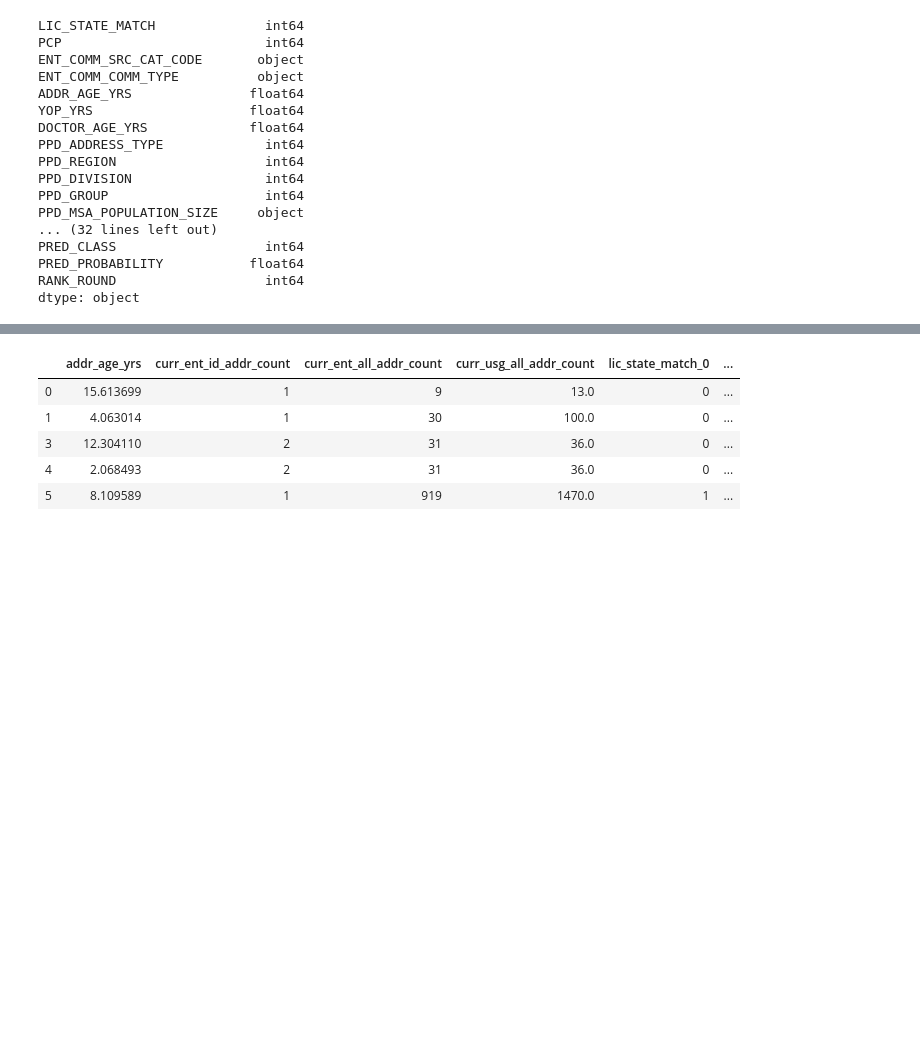
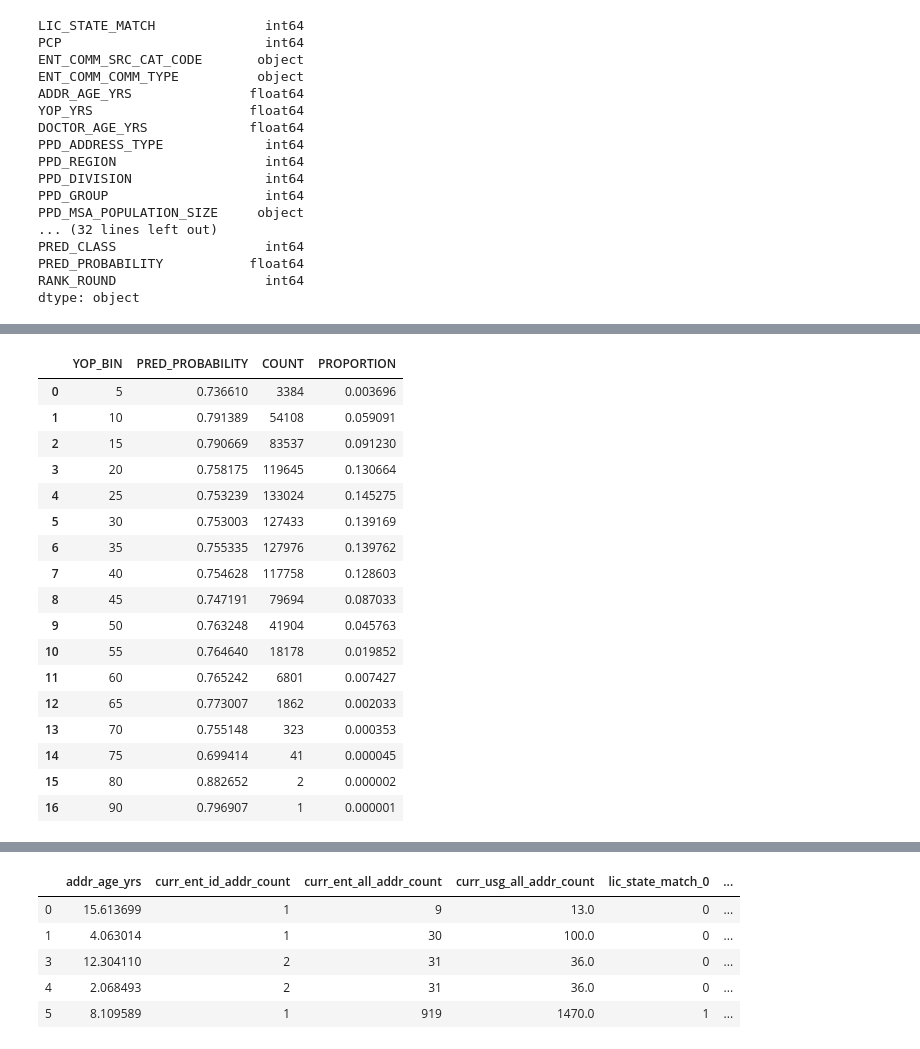
Before and after one commit to AMADataLabs/Core, a Jupyter notebook: Sandbox/PoloRankModel/ScoreAnalysis.ipynb, the cells around one changed output, grey strips where cells are left out. Drawn from its saved outputs; the diff is of its cells as text; code cells hidden in the pictures; blank space fills up the shorter version.

```diff
--- a/Sandbox/PoloRankModel/ScoreAnalysis.ipynb
+++ b/Sandbox/PoloRankModel/ScoreAnalysis.ipynb
@@ -71,3 +111,0 @@ df.groupby(['PPD_ME', 'ENT_COMM_COMM_ID'])['PRED_PROBABILITY'].mean().reset_inde
-# %%
-pairs = df.set_index(['PPD_ME', 'ENT_COMM_COMM_ID'])
-pairs.head()
@@ -108,3 +156,5 @@ PRED_CLASS                   int64
 PRED_PROBABILITY           float64
 RANK_ROUND                   int64
 dtype: object
+# %%
+df['ADDR_AGE_BIN'] = df['ADDR_AGE_YRS'].apply(lambda x: floor(x/5)*5 + 5)
@@ -110,0 +184,28 @@ dtype: object
+# %%
+df['YOP_BIN'] = df['YOP_YRS'].apply(lambda x: floor(x/5)*5 + 5)
+yop_scores_df = pd.merge(df.groupby('YOP_BIN')['PRED_PROBABILITY'].mean().reset_index(),
+                               df.groupby('YOP_BIN').size().reset_index(),
+                               on='YOP_BIN',
+                               how='inner').rename(columns={0:'COUNT'})
+yop_scores_df['PROPORTION'] = yop_scores_df['COUNT'] / yop_scores_df['COUNT'].sum()
+
+yop_scores_df
+# %% [output]
+|  | YOP_BIN | PRED_PROBABILITY | COUNT | PROPORTION |
+| 0 | 5 | 0.736610 | 3384 | 0.003696 |
+| 1 | 10 | 0.791389 | 54108 | 0.059091 |
+| 2 | 15 | 0.790669 | 83537 | 0.091230 |
+| 3 | 20 | 0.758175 | 119645 | 0.130664 |
+| 4 | 25 | 0.753239 | 133024 | 0.145275 |
+| 5 | 30 | 0.753003 | 127433 | 0.139169 |
+| 6 | 35 | 0.755335 | 127976 | 0.139762 |
+| 7 | 40 | 0.754628 | 117758 | 0.128603 |
+| 8 | 45 | 0.747191 | 79694 | 0.087033 |
+| 9 | 50 | 0.763248 | 41904 | 0.045763 |
+| 10 | 55 | 0.764640 | 18178 | 0.019852 |
+| 11 | 60 | 0.765242 | 6801 | 0.007427 |
+| 12 | 65 | 0.773007 | 1862 | 0.002033 |
+| 13 | 70 | 0.755148 | 323 | 0.000353 |
+| 14 | 75 | 0.699414 | 41 | 0.000045 |
+| 15 | 80 | 0.882652 | 2 | 0.000002 |
+| 16 | 90 | 0.796907 | 1 | 0.000001 |
```
Also changed, not shown: parts of 32 cells of this notebook, 4 other files.
